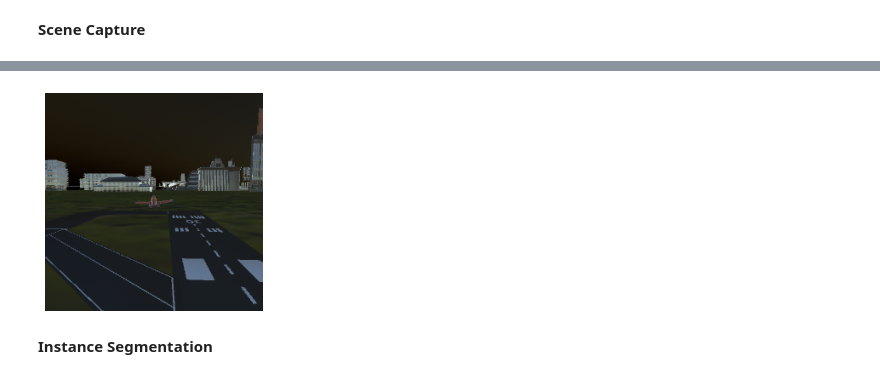
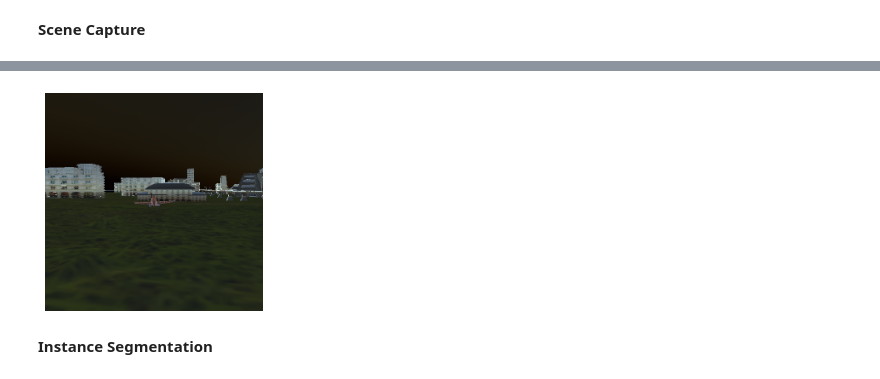
Before and after one commit to snlpatel001213/AirControl, a Jupyter notebook: Python/client_examples/camera_API.ipynb, the cells around one changed output, grey strips where cells are left out. Saved outputs shown, nothing was run; the diff lists cells and outputs as text; code cells hidden in the pictures.

Commit message:
Camera lag removed, Downside : perf and compute increased

```diff
--- a/Python/client_examples/camera_API.ipynb
+++ b/Python/client_examples/camera_API.ipynb
@@ -91,11 +91,10 @@ Connecting with port 7858
 # %% [markdown]
 **Scene Capture**
 # %%
-for i in range(10):
-    output = A.set_camera(ActiveCamera=1, IsCapture=True,CaptureCamera=1,CaptureType=0,CaptureHeight=256,CaptureWidth=256,IsOutput=True)
-    image = output['ScreenCapture']
-    if image != "":
-        im = Image.open(BytesIO(base64.b64decode(image)))
-        imshow(np.asarray(im))
-        plt.axis('off')
+output = A.set_camera(ActiveCamera=1, IsCapture=True,CaptureCamera=1,CaptureType=0,CaptureHeight=256,CaptureWidth=256,IsOutput=True)
+image = output['ScreenCapture']
+if image != "":
+    im = Image.open(BytesIO(base64.b64decode(image)))
+    imshow(np.asarray(im))
+    plt.axis('off')
 # %% [output]
@@ -102,4 +103,4 @@ for i in range(10):
-[figure, old version]
+[figure, new version]
 # %% [markdown]
 **Instance Segmentation**
 # %%
```
Also changed, not shown: parts of 12 cells of this notebook, 1 other file.
